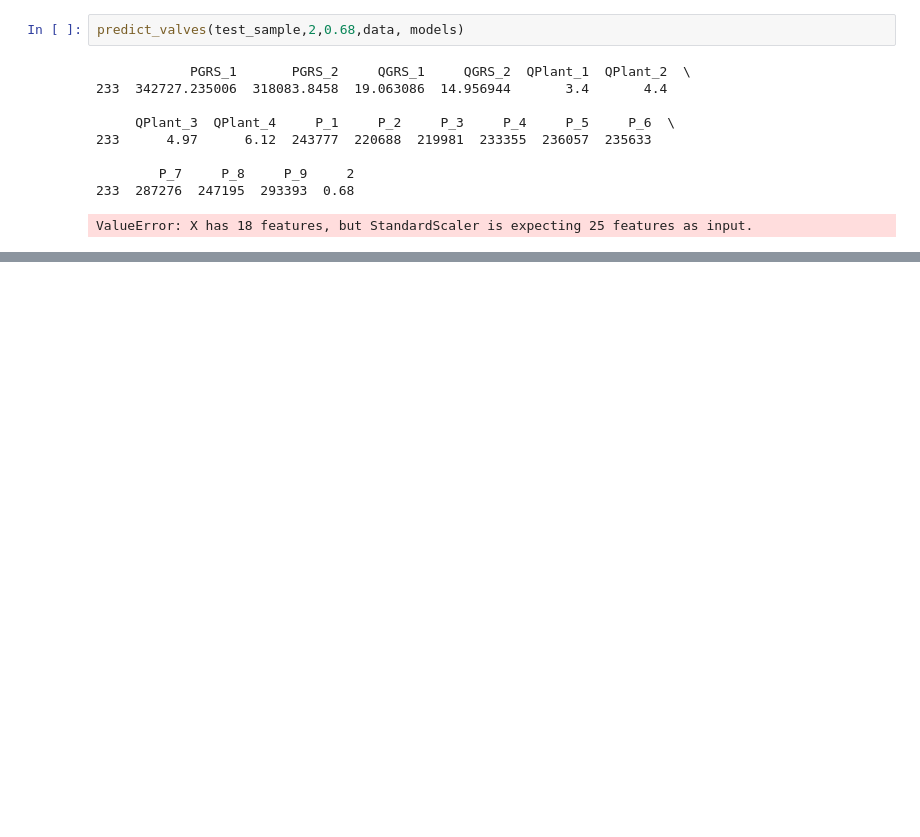
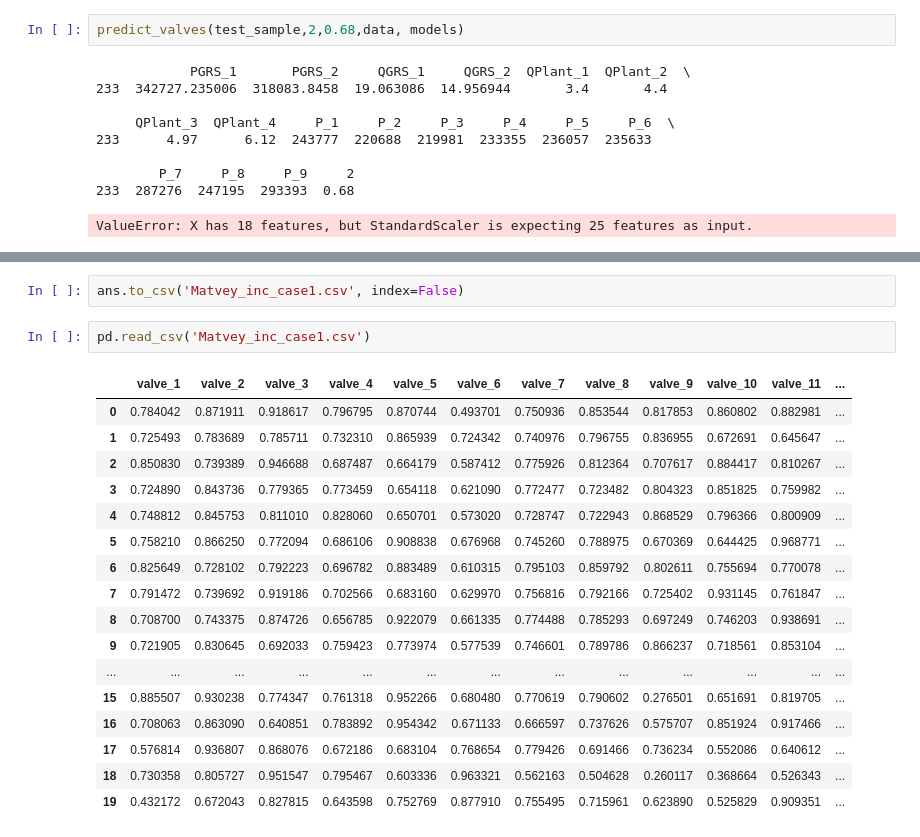
Before and after one commit to deethereal/Energy, a Jupyter notebook: model_building.ipynb, the cells around one changed output, grey strips where cells are left out. Cells and saved outputs as stored; diff of their text form; blank space fills up the shorter version.

```diff
--- a/model_building.ipynb
+++ b/model_building.ipynb
@@ -318,0 +325,22 @@ ValueError: X has 18 features, but StandardScaler is expecting 25 features as in
+# %%
+ans.to_csv('Matvey_inc_case1.csv', index=False)
+# %%
+pd.read_csv('Matvey_inc_case1.csv')
+# %% [output]
+|  | valve_1 | valve_2 | valve_3 | valve_4 | valve_5 | valve_6 | valve_7 | valve_8 | valve_9 | valve_10 | valve_11 | ... |
+| 0 | 0.784042 | 0.871911 | 0.918617 | 0.796795 | 0.870744 | 0.493701 | 0.750936 | 0.853544 | 0.817853 | 0.860802 | 0.882981 | ... |
+| 1 | 0.725493 | 0.783689 | 0.785711 | 0.732310 | 0.865939 | 0.724342 | 0.740976 | 0.796755 | 0.836955 | 0.672691 | 0.645647 | ... |
+| 2 | 0.850830 | 0.739389 | 0.946688 | 0.687487 | 0.664179 | 0.587412 | 0.775926 | 0.812364 | 0.707617 | 0.884417 | 0.810267 | ... |
+| 3 | 0.724890 | 0.843736 | 0.779365 | 0.773459 | 0.654118 | 0.621090 | 0.772477 | 0.723482 | 0.804323 | 0.851825 | 0.759982 | ... |
+| 4 | 0.748812 | 0.845753 | 0.811010 | 0.828060 | 0.650701 | 0.573020 | 0.728747 | 0.722943 | 0.868529 | 0.796366 | 0.800909 | ... |
+| 5 | 0.758210 | 0.866250 | 0.772094 | 0.686106 | 0.908838 | 0.676968 | 0.745260 | 0.788975 | 0.670369 | 0.644425 | 0.968771 | ... |
+| 6 | 0.825649 | 0.728102 | 0.792223 | 0.696782 | 0.883489 | 0.610315 | 0.795103 | 0.859792 | 0.802611 | 0.755694 | 0.770078 | ... |
+| 7 | 0.791472 | 0.739692 | 0.919186 | 0.702566 | 0.683160 | 0.629970 | 0.756816 | 0.792166 | 0.725402 | 0.931145 | 0.761847 | ... |
+| 8 | 0.708700 | 0.743375 | 0.874726 | 0.656785 | 0.922079 | 0.661335 | 0.774488 | 0.785293 | 0.697249 | 0.746203 | 0.938691 | ... |
+| 9 | 0.721905 | 0.830645 | 0.692033 | 0.759423 | 0.773974 | 0.577539 | 0.746601 | 0.789786 | 0.866237 | 0.718561 | 0.853104 | ... |
+| ... | ... | ... | ... | ... | ... | ... | ... | ... | ... | ... | ... | ... |
+| 15 | 0.885507 | 0.930238 | 0.774347 | 0.761318 | 0.952266 | 0.680480 | 0.770619 | 0.790602 | 0.276501 | 0.651691 | 0.819705 | ... |
+| 16 | 0.708063 | 0.863090 | 0.640851 | 0.783892 | 0.954342 | 0.671133 | 0.666597 | 0.737626 | 0.575707 | 0.851924 | 0.917466 | ... |
+| 17 | 0.576814 | 0.936807 | 0.868076 | 0.672186 | 0.683104 | 0.768654 | 0.779426 | 0.691466 | 0.736234 | 0.552086 | 0.640612 | ... |
+| 18 | 0.730358 | 0.805727 | 0.951547 | 0.795467 | 0.603336 | 0.963321 | 0.562163 | 0.504628 | 0.260117 | 0.368664 | 0.526343 | ... |
+| 19 | 0.432172 | 0.672043 | 0.827815 | 0.643598 | 0.752769 | 0.877910 | 0.755495 | 0.715961 | 0.623890 | 0.525829 | 0.909351 | ... |
```
Also changed, not shown: parts of 17 cells of this notebook, 1 other file.
